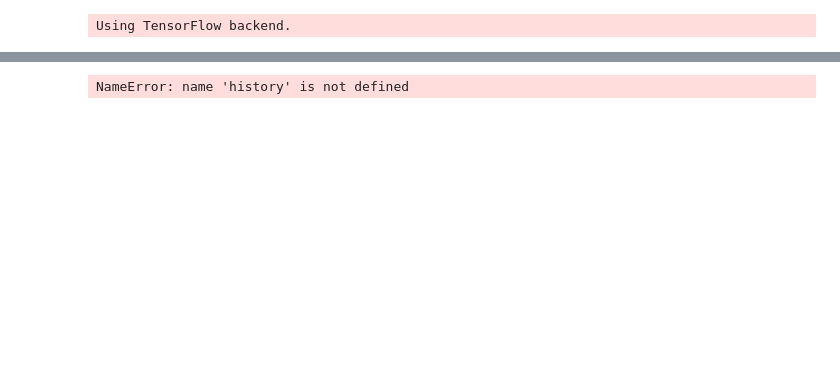
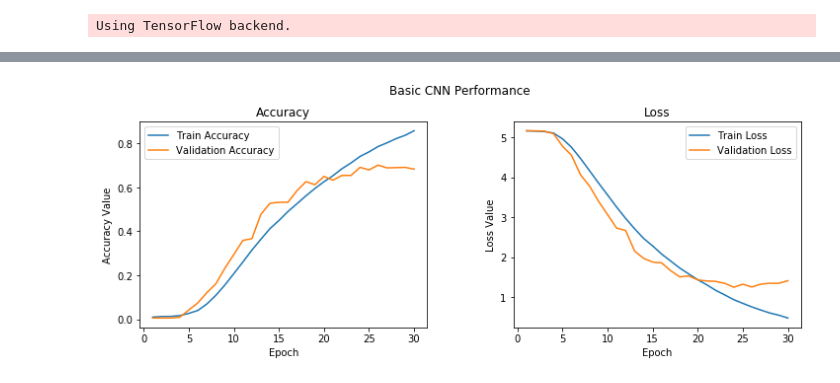
Before and after one commit to fzmoussaid/MLPlayground, a Jupyter notebook: CNN/bird classifier/100-bird-species/175/bird_classifier.ipynb, the cells around one changed output, grey strips where cells are left out. Cells and saved outputs as stored; diff of their text form; code cells hidden in the pictures; blank space fills up the shorter version.

Commit message:
[bird classification] Corrected model - Accuracy 85%

```diff
--- a/CNN/bird classifier/100-bird-species/175/bird_classifier.ipynb
+++ b/CNN/bird classifier/100-bird-species/175/bird_classifier.ipynb
@@ -106,5 +103,4 @@ print(train_labels[1495:1505], train_labels_enc[1495:1505])
 # %%
-
 from keras.layers import Conv2D, MaxPooling2D, Flatten, Dense, Dropout
 from keras.models import Sequential
 from keras import optimizers
@@ -121,13 +117,17 @@ model.add(MaxPooling2D(pool_size=(2, 2)))
 model.add(Conv2D(128, kernel_size=(3, 3), activation='relu'))
 model.add(MaxPooling2D(pool_size=(2, 2)))
 
+model.add(Conv2D(128, kernel_size=(3, 3), activation='relu'))
+model.add(MaxPooling2D(pool_size=(2, 2)))
+
 model.add(Flatten())
 model.add(Dense(512, activation='relu'))
-model.add(Dense(1, activation='sigmoid'))
+model.add(Dropout(0.3))
+model.add(Dense(512, activation='relu'))
+model.add(Dropout(0.3))
+model.add(Dense(175, activation='softmax'))
 
 
-model.compile(loss='binary_crossentropy',
-              optimizer=optimizers.RMSprop(),
+model.compile(loss='sparse_categorical_crossentropy',
+              optimizer='sgd',
               metrics=['accuracy'])
-
-model.summary()
@@ -166,23 +158,23 @@ KeyboardInterrupt:
 # %%
 f, (ax1, ax2) = plt.subplots(1, 2, figsize=(12, 4))
 t = f.suptitle('Basic CNN Performance', fontsize=12)
 f.subplots_adjust(top=0.85, wspace=0.3)
 
 epoch_list = list(range(1,31))
-ax1.plot(epoch_list, history.history['acc'], label='Train Accuracy')
-ax1.plot(epoch_list, history.history['val_acc'], label='Validation Accuracy')
+ax1.plot(epoch_list, history.history['accuracy'], label='Train Accuracy')
+ax1.plot(epoch_list, history.history['val_accuracy'], label='Validation Accuracy')
 ax1.set_xticks(np.arange(0, 31, 5))
 ax1.set_ylabel('Accuracy Value')
 ax1.set_xlabel('Epoch')
 ax1.set_title('Accuracy')
 l1 = ax1.legend(loc="best")
 
 ax2.plot(epoch_list, history.history['loss'], label='Train Loss')
 ax2.plot(epoch_list, history.history['val_loss'], label='Validation Loss')
 ax2.set_xticks(np.arange(0, 31, 5))
 ax2.set_ylabel('Loss Value')
 ax2.set_xlabel('Epoch')
 ax2.set_title('Loss')
 l2 = ax2.legend(loc="best")
 # %% [output]
-NameError: name 'history' is not defined
+[figure, added]
```
Also changed, not shown: parts of 5 cells of this notebook.
